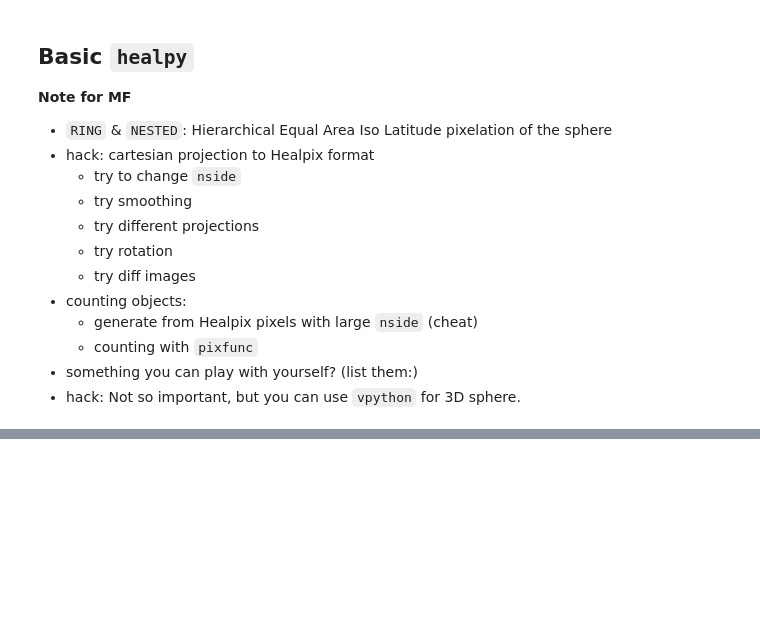
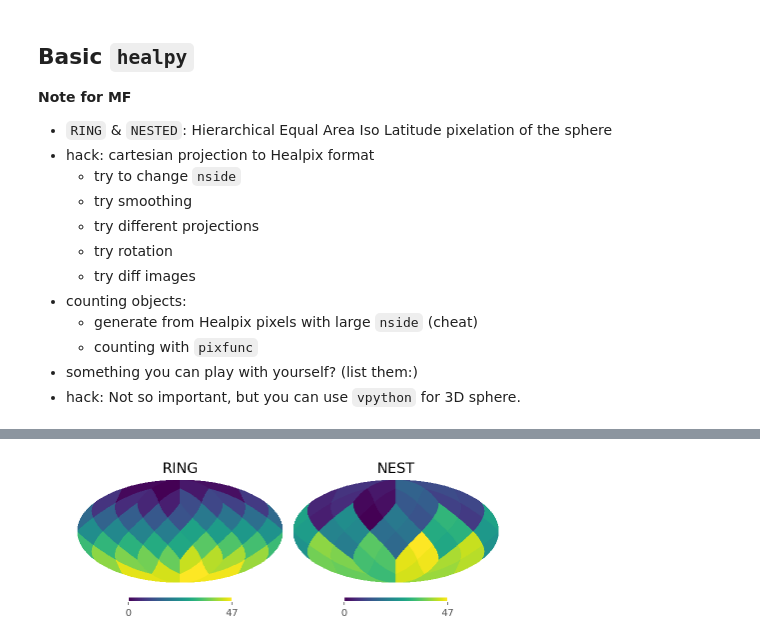
Before and after one commit to jibanCat/healpy_object_counts, a Jupyter notebook: tutorial/Jupyter_Intro_Healpix_WISE-2MASS.ipynb, the cells around one changed output, grey strips where cells are left out. Drawn from its saved outputs; the diff is of its cells as text; code cells hidden in the pictures; blank space fills up the shorter version.

```diff
--- a/tutorial/Jupyter_Intro_Healpix_WISE-2MASS.ipynb
+++ b/tutorial/Jupyter_Intro_Healpix_WISE-2MASS.ipynb
@@ -67,3 +158,9 @@ def cart_healpix(cartview, nside):
     # re-pixelize
     healpix[pix] = cartview
     return healpix
+# %%
+array = np.arange(hp.nside2npix(2))
+hp.mollview(array, nest=False, sub=(1,2,1), title='RING')
+hp.mollview(array, nest=True,  sub=(1,2,2), title='NEST')
+# %% [output]
+[figure, added]
```
Also changed, not shown: parts of 24 cells of this notebook, 1 other file.
